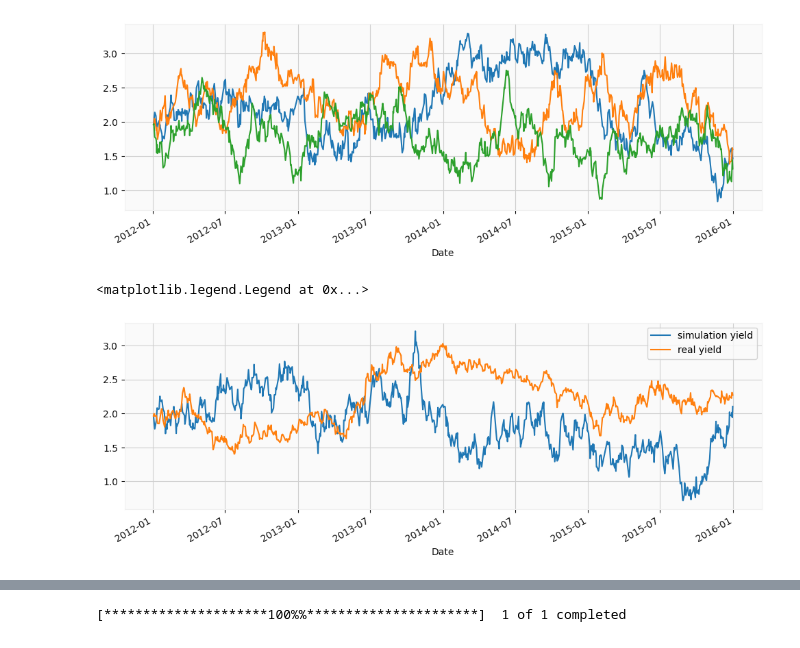
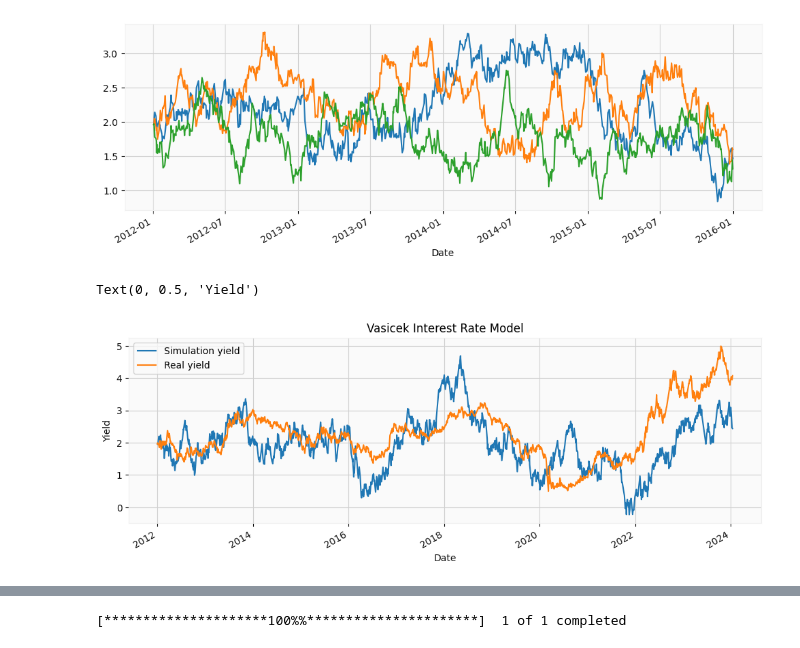
Before and after one commit to laic0022/FN6813-Interest-Rate-Derivatives, a Jupyter notebook: 1. Short Rates and Bond Pricing/ST_MRM.ipynb, the cells around one changed output, grey strips where cells are left out. Cells and saved outputs as stored; diff of their text form; code cells hidden in the pictures.

```diff
--- a/1. Short Rates and Bond Pricing/ST_MRM.ipynb
+++ b/1. Short Rates and Bond Pricing/ST_MRM.ipynb
@@ -161,9 +179,7 @@ plt.show()
 # %% [output]
 [figure]
 # %%
-# Assuming you have the 'rate' variable from the previous example
-rate_df = data[['Open', 'High', 'Low', 'Close']].dropna()
-rate = rate_df['Close']
+rate = rate_df['Adj Close']
 ratek = np.array(rate)
 ratekplus1 = np.concatenate((ratek[1:], [0]))
 
@@ -172,7 +188,7 @@ oneminusbdt = (np.sum(ratek * ratekplus1) - np.sum(ratek) * np.sum(ratekplus1) /
 adt = np.sum(ratekplus1) / n - oneminusbdt * np.sum(ratek) / n
 sigmadt = np.sqrt(np.sum((ratekplus1 - oneminusbdt * ratek - adt)**2) / n)
 
-print("oneminusbdt:", oneminusbdt - 1)
+print("oneminusbdt:", oneminusbdt)
 print("adt:", adt)
 print("sigmadt:", sigmadt)
 # %% [output]
@@ -205,21 +218,23 @@ import time
 # %%
+import statsmodels.api as sm
+import time
 
-# np.random.seed(12345)
 arparams = np.array([oneminusbdt])
 maparams = np.array([.0])
 ar = np.r_[1, -arparams] # add zero-lag and negate
 ma = np.r_[1, maparams] # add zero-lag
-ar_sim = sm.tsa.arma_generate_sample(ar, ma, N)
+ar_sim = sm.tsa.arma_generate_sample(ar, ma, n)
 
 y = adt / oneminusbdt + sigmadt * ar_sim
 y = y + rate.iloc[0] - y[0]
 
 sim_yield = pd.Series(y, index=pd.to_datetime(rate.index))
+
+fig, axes = plt.subplots(nrows=1, ncols=1, figsize=(12, 4))
+sim_yield.plot(ax = axes, title='Vasicek Interest Rate Model')
+rate.plot(ax = axes)
+axes.legend(['Simulation yield','Real yield'])
+axes.set_ylabel('Yield')
+# %% [output]
+Text(0, 0.5, 'Yield')
+[figure, added]
-# %%
-fig, axes = plt.subplots(nrows=1, ncols=1, figsize=(12, 4))
-sim_yield.plot(ax = axes)
-rate.plot(ax = axes)
-axes.legend(['simulation yield','real yield'])
-# %% [output]
-<matplotlib.legend.Legend at 0x...>
-[figure, removed]
```
Also changed, not shown: parts of 8 cells of this notebook.
